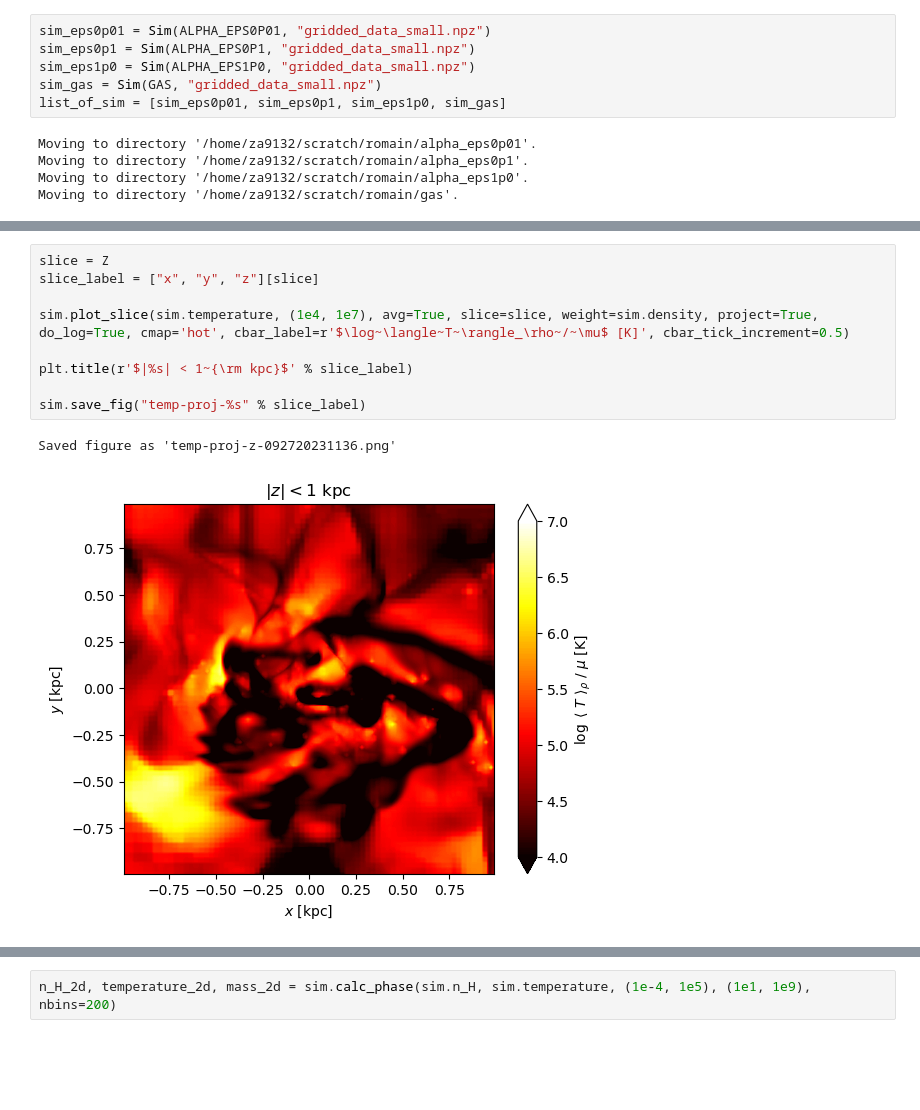
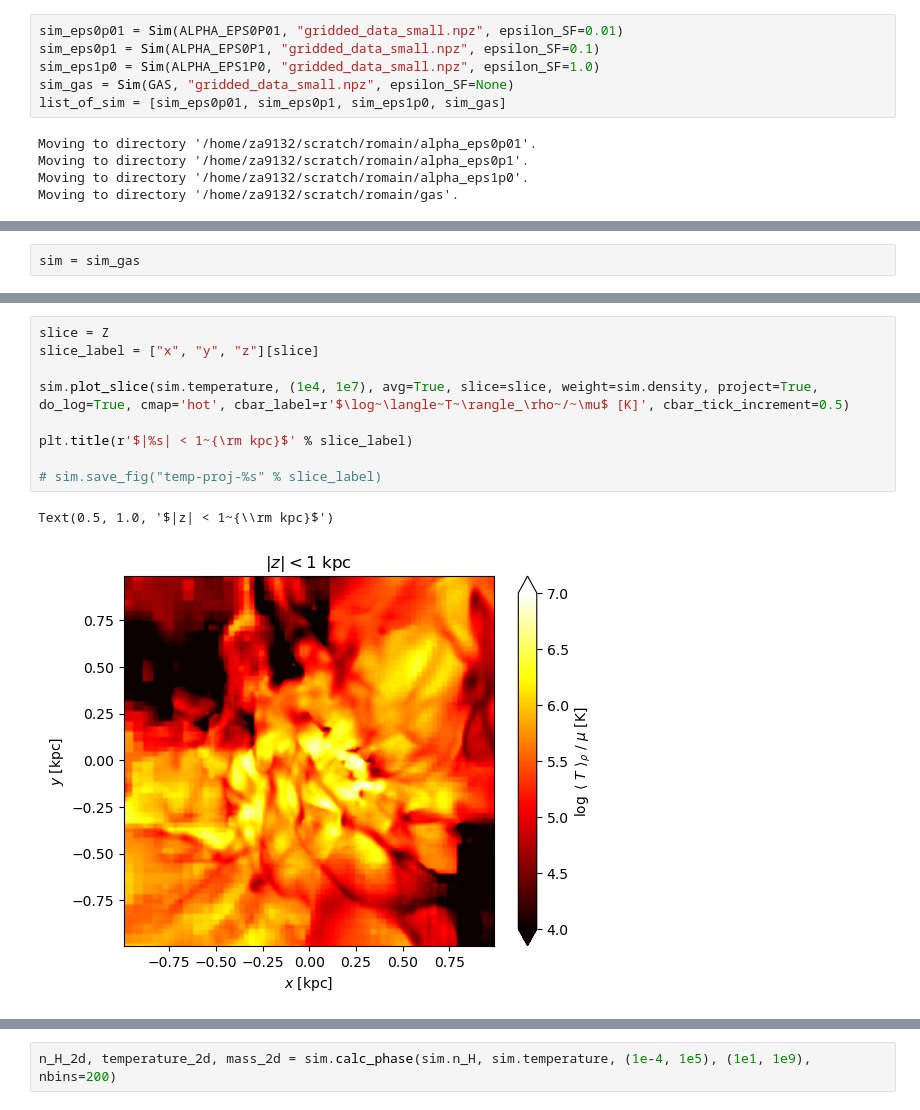
Before and after one commit to zandalman/RAMSES-analysis, a Jupyter notebook: analysis.ipynb, the cells around one changed output, grey strips where cells are left out. Saved outputs shown, nothing was run; the diff lists cells and outputs as text; blank space fills up the shorter version.

```diff
--- a/analysis.ipynb
+++ b/analysis.ipynb
@@ -15,10 +17,10 @@ from scipy.ndimage import gaussian_filter
 from sim import *
 import const
 # %%
-sim_eps0p01 = Sim(ALPHA_EPS0P01, "gridded_data_small.npz")
-sim_eps0p1 = Sim(ALPHA_EPS0P1, "gridded_data_small.npz")
-sim_eps1p0 = Sim(ALPHA_EPS1P0, "gridded_data_small.npz")
-sim_gas = Sim(GAS, "gridded_data_small.npz")
+sim_eps0p01 = Sim(ALPHA_EPS0P01, "gridded_data_small.npz", epsilon_SF=0.01)
+sim_eps0p1 = Sim(ALPHA_EPS0P1, "gridded_data_small.npz", epsilon_SF=0.1)
+sim_eps1p0 = Sim(ALPHA_EPS1P0, "gridded_data_small.npz", epsilon_SF=1.0)
+sim_gas = Sim(GAS, "gridded_data_small.npz", epsilon_SF=None)
 list_of_sim = [sim_eps0p01, sim_eps0p1, sim_eps1p0, sim_gas]
 # %% [output]
 Moving to directory '/home/za9132/scratch/romain/alpha_eps0p01'.
@@ -29,0 +30,2 @@ sim = sim_eps1p0
+# %%
+sim = sim_gas
@@ -30,15 +96,15 @@ sim = sim_eps1p0
 # %%
 slice = Z
 slice_label = ["x", "y", "z"][slice]
 
 sim.plot_slice(sim.temperature, (1e4, 1e7), avg=True, slice=slice, weight=sim.density, project=True, do_log=True, cmap='hot', cbar_label=r'$\log~\langle~T~\rangle_\rho~/~\mu$ [K]', cbar_tick_increment=0.5)
 
 plt.title(r'$|%s| < 1~{\rm kpc}$' % slice_label)
 
-sim.save_fig("temp-proj-%s" % slice_label)
+# sim.save_fig("temp-proj-%s" % slice_label)
 # %% [output]
-Saved figure as 'temp-proj-z-092720231136.png'
+Text(0.5, 1.0, '$|z| < 1~{\\rm kpc}$')
-[figure, old version]
+[figure, new version]
 # %%
 slice = Z
 slice_label = ["x", "y", "z"][slice]
```
Also changed, not shown: parts of 22 cells of this notebook, 1 other file.
